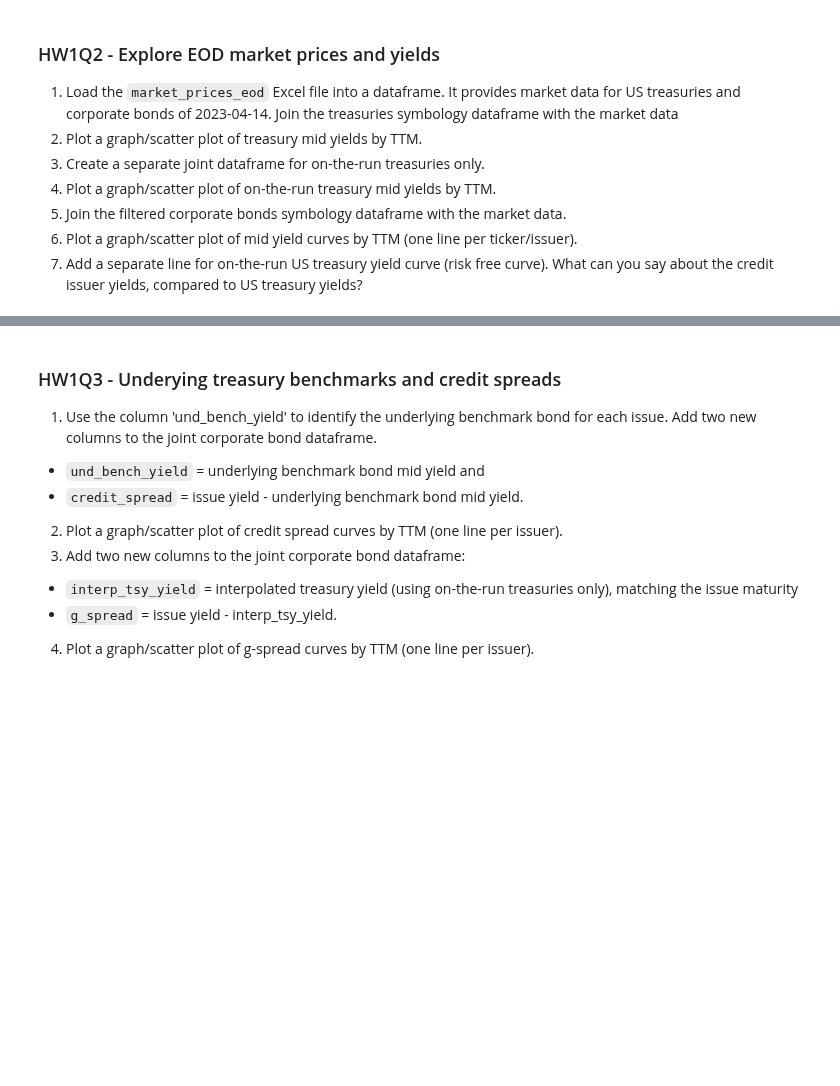
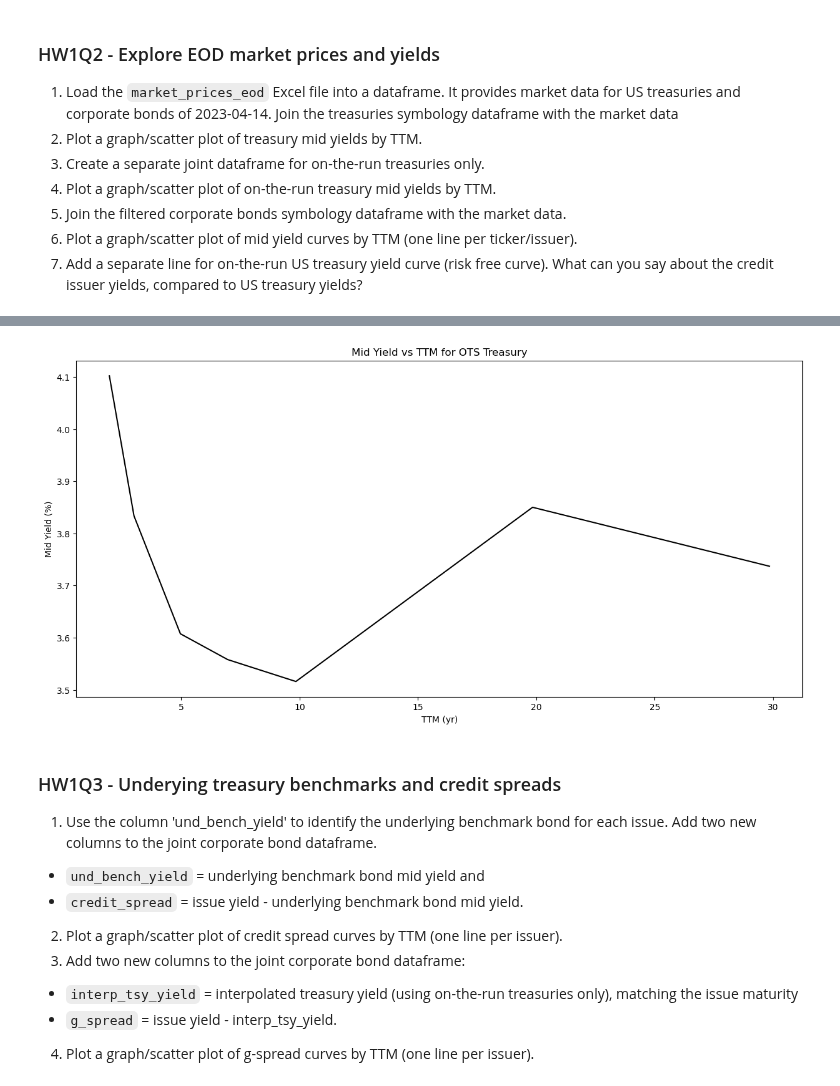
Before and after one commit to alanwake47/FINM-35700-Credit-Markets, a Jupyter notebook: final_exam/all_hws.ipynb, the cells around one changed output, grey strips where cells are left out. Cells and saved outputs as stored; diff of their text form; code cells hidden in the pictures; blank space fills up the shorter version.

```diff
--- a/final_exam/all_hws.ipynb
+++ b/final_exam/all_hws.ipynb
@@ -24,3 +45,11 @@ where,
+# %%
+gov_otr = pd.read_excel(os.path.join(mydir , 'data' , 'govt_on_the_run.xlsx'))
+gov_otr = gov_otr[~gov_otr['ticker'].str.contains('B')]
+gov_otr = gov_otr[~gov_otr['ticker'].str.contains('C')]
+gov_otr.reset_index(drop=True, inplace=True)
+gov_otr_symbology = govt_symbology[govt_symbology['isin'].isin(gov_otr['isin'])]
+gov_otr_symbology.sort_values(by=['TTM'], inplace=True)
+gov_otr_symbology = get_symbology(gov_otr_symbology)
 # %% [markdown]
 ### HW1Q2 - Explore EOD market prices and yields
 1. Load the `market_prices_eod` Excel file into a dataframe. It provides market data for US treasuries and corporate bonds of 2023-04-14. Join the treasuries symbology dataframe with the market data
@@ -33,3 +88,15 @@ where,
+# %%
+gov_otr_symbology_md = pd.merge(gov_otr_symbology, md, on='figi', how='inner', suffixes=('', '_y'))
+gov_otr_symbology_md.rename(columns={'mid_clean': 'mid'}, inplace=True)
+gov_otr_symbology_md['mid_yield'] = (gov_otr_symbology_md['ask_yield'] + gov_otr_symbology_md['bid_yield'])/2
+fig, ax = plt.subplots(figsize=(15, 7))
+ax.plot(gov_otr_symbology_md['TTM'], gov_otr_symbology_md['mid_yield'], color='black')
+ax.set_xlabel('TTM (yr)')
+ax.set_ylabel('Mid Yield (%)')
+ax.set_title('Mid Yield vs TTM for OTS Treasury')
+plt.show()
+# %% [output]
+[figure, added]
 # %% [markdown]
 ### HW1Q3 - Underying treasury benchmarks and credit spreads
 1. Use the column 'und_bench_yield' to identify the underlying benchmark bond for each issue. Add two new columns to the joint corporate bond dataframe.
```
Also changed, not shown: parts of 13 cells of this notebook, 1 other file.
